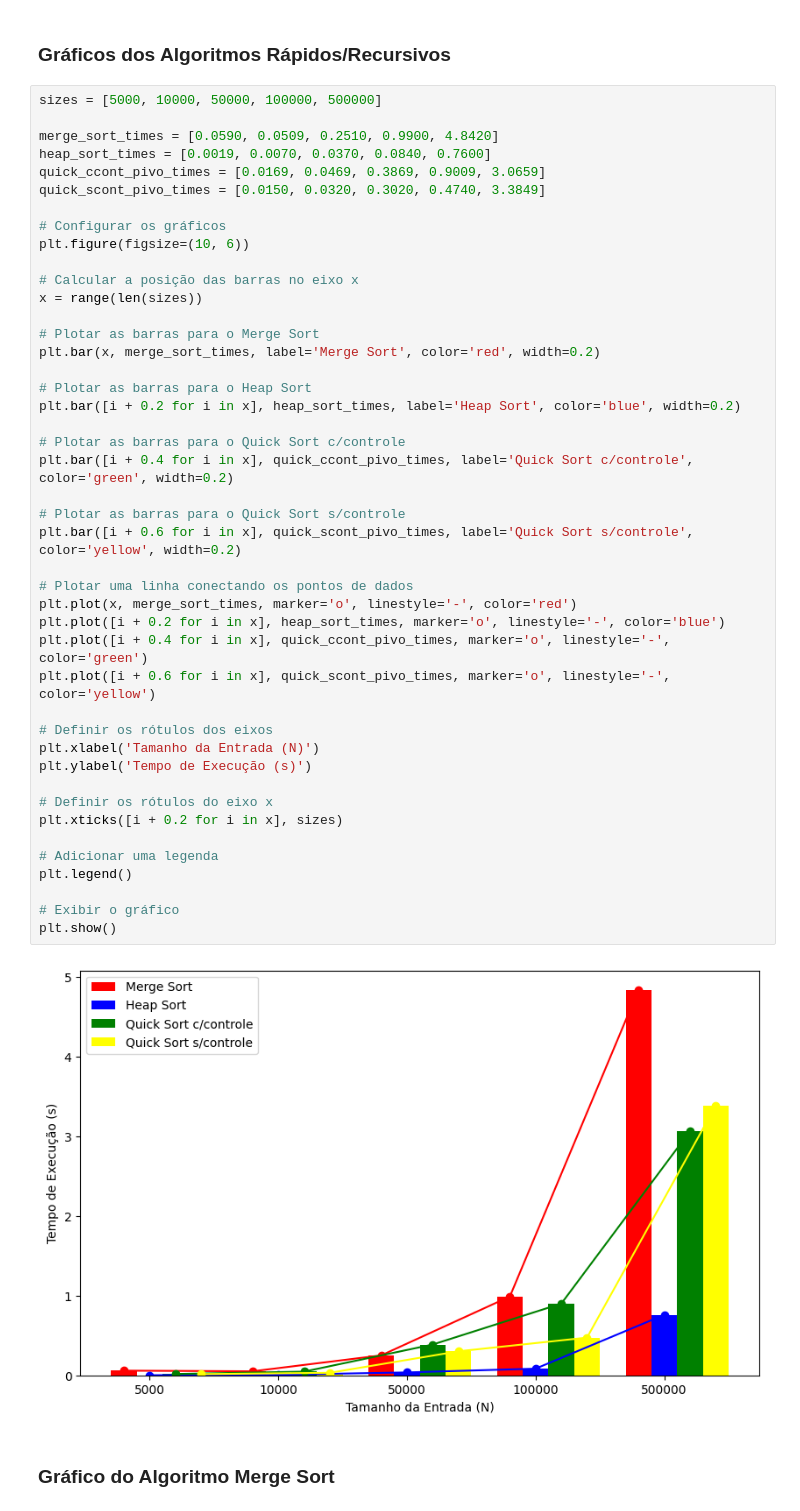
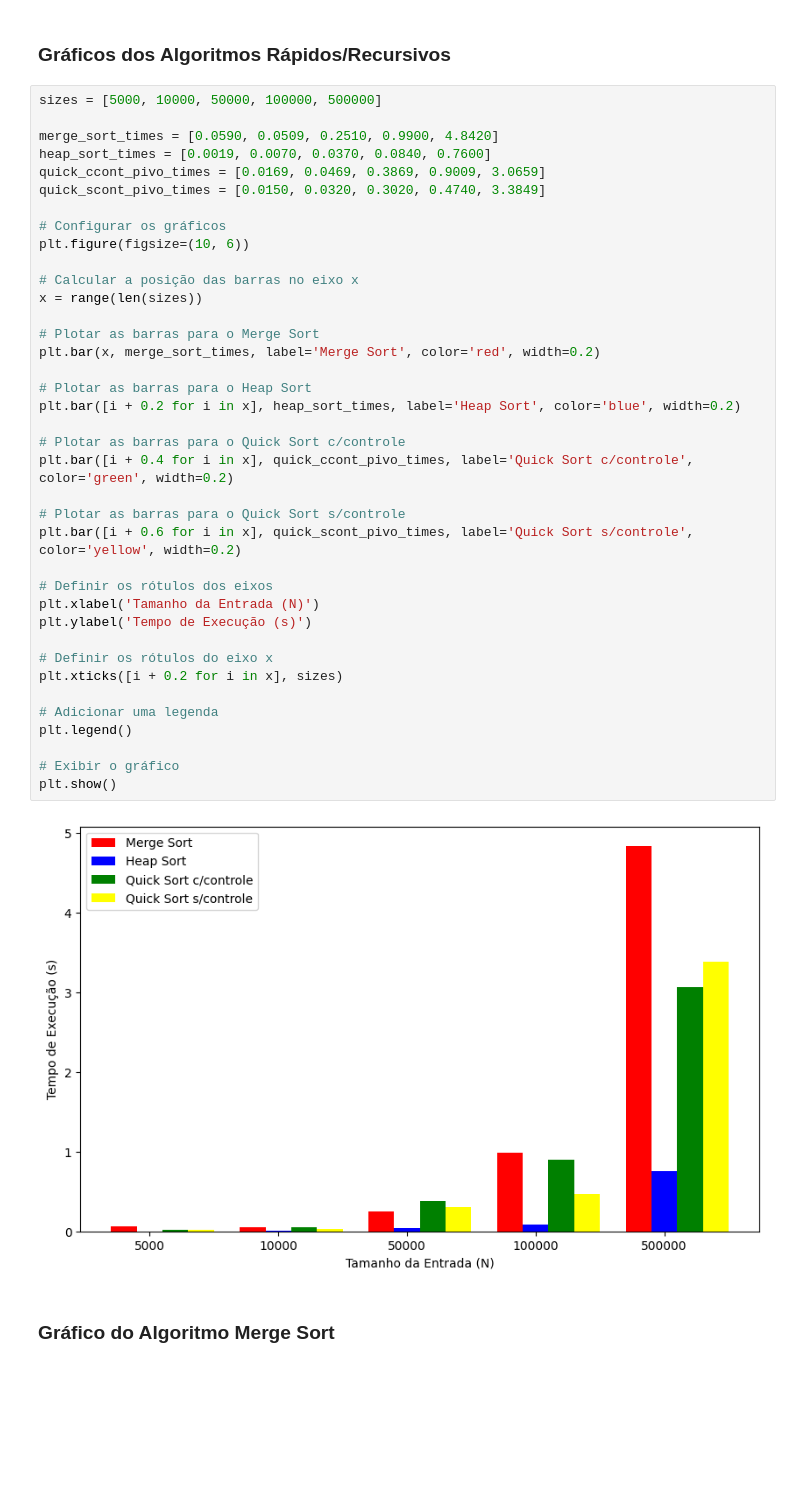
Before and after one commit to PietroDelCorona/Estrutura_Dados_II_SENACRS, a Jupyter notebook: Algoritmos_trabalho/apresentacao_algoritmos.ipynb, the cells around one changed output. Drawn from its saved outputs; the diff is of its cells as text; blank space fills up the shorter version.

Commit message:
fix algorithm graphs

```diff
--- a/Algoritmos_trabalho/apresentacao_algoritmos.ipynb
+++ b/Algoritmos_trabalho/apresentacao_algoritmos.ipynb
@@ -155,40 +150,34 @@ quick_scont_pivo_times = [0.0150, 0.0320, 0.3020, 0.4740, 3.3849]
 plt.figure(figsize=(10, 6))
 
 # Calcular a posição das barras no eixo x
 x = range(len(sizes))
 
 # Plotar as barras para o Merge Sort
 plt.bar(x, merge_sort_times, label='Merge Sort', color='red', width=0.2)
 
 # Plotar as barras para o Heap Sort
 plt.bar([i + 0.2 for i in x], heap_sort_times, label='Heap Sort', color='blue', width=0.2)
 
 # Plotar as barras para o Quick Sort c/controle
 plt.bar([i + 0.4 for i in x], quick_ccont_pivo_times, label='Quick Sort c/controle', color='green', width=0.2)
 
 # Plotar as barras para o Quick Sort s/controle
 plt.bar([i + 0.6 for i in x], quick_scont_pivo_times, label='Quick Sort s/controle', color='yellow', width=0.2)
 
-# Plotar uma linha conectando os pontos de dados
-plt.plot(x, merge_sort_times, marker='o', linestyle='-', color='red')
-plt.plot([i + 0.2 for i in x], heap_sort_times, marker='o', linestyle='-', color='blue')
-plt.plot([i + 0.4 for i in x], quick_ccont_pivo_times, marker='o', linestyle='-', color='green')
-plt.plot([i + 0.6 for i in x], quick_scont_pivo_times, marker='o', linestyle='-', color='yellow')
-
 # Definir os rótulos dos eixos
 plt.xlabel('Tamanho da Entrada (N)')
 plt.ylabel('Tempo de Execução (s)')
 
 # Definir os rótulos do eixo x
 plt.xticks([i + 0.2 for i in x], sizes)
 
 # Adicionar uma legenda
 plt.legend()
 
 # Exibir o gráfico
 plt.show()
 # %% [output]
-[figure, old version]
+[figure, new version]
 # %% [markdown]
 <h3>Gráfico do Algoritmo Merge Sort</h3>
 # %%
```
Also changed, not shown: parts of 1 cell of this notebook.
